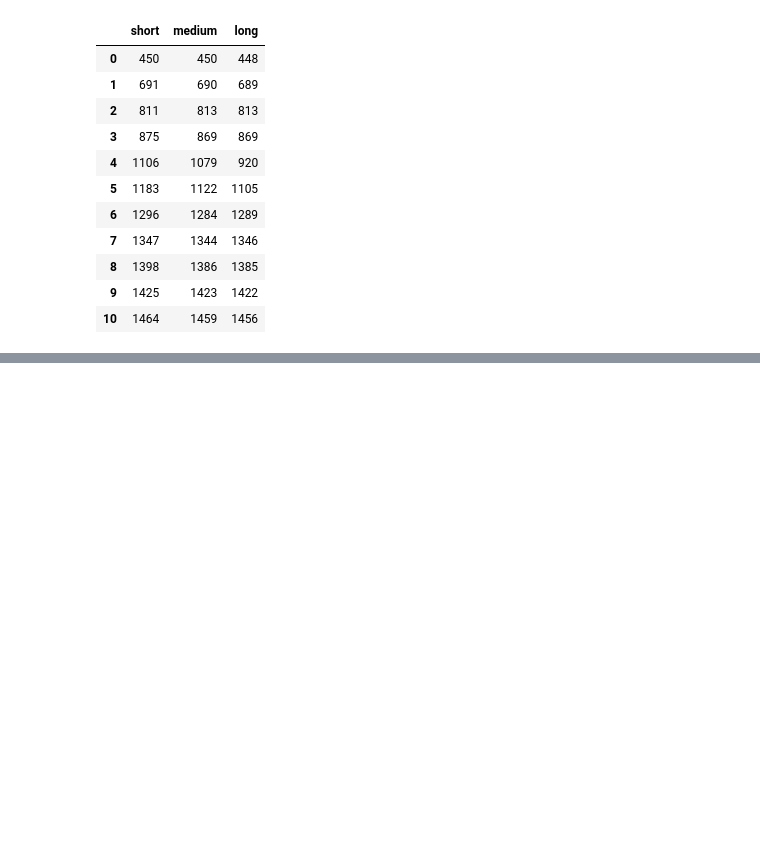
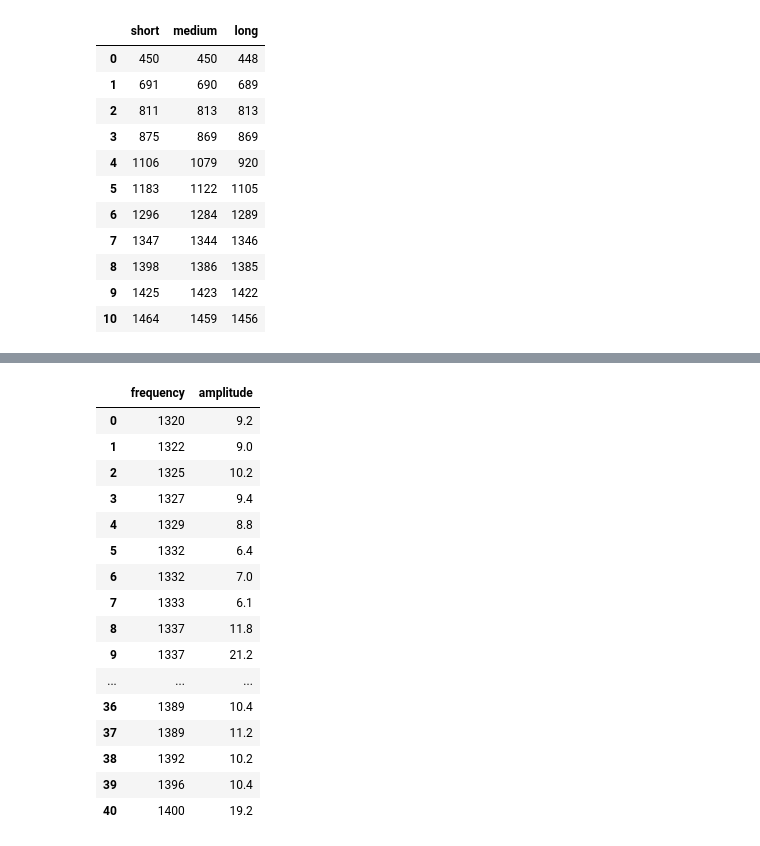
Before and after one commit to declan-healy/acoustic-resonant-chamber, a Jupyter notebook: M2_Normal_modes_in_an_acoustic_chamber.ipynb, the cells around one changed output, grey strips where cells are left out. Saved outputs shown, nothing was run; the diff lists cells and outputs as text; code cells hidden in the pictures; blank space fills up the shorter version.

```diff
--- a/M2_Normal_modes_in_an_acoustic_chamber.ipynb
+++ b/M2_Normal_modes_in_an_acoustic_chamber.ipynb
@@ -69,0 +96,21 @@ measured
+# %%
+long = pd.read_csv("long.csv", usecols = ['frequency', 'amplitude'])
+long
+# %% [output]
+|  | frequency | amplitude |
+| 0 | 1320 | 9.2 |
+| 1 | 1322 | 9.0 |
+| 2 | 1325 | 10.2 |
+| 3 | 1327 | 9.4 |
+| 4 | 1329 | 8.8 |
+| 5 | 1332 | 6.4 |
+| 6 | 1332 | 7.0 |
+| 7 | 1333 | 6.1 |
+| 8 | 1337 | 11.8 |
+| 9 | 1337 | 21.2 |
+| ... | ... | ... |
+| 36 | 1389 | 10.4 |
+| 37 | 1389 | 11.2 |
+| 38 | 1392 | 10.2 |
+| 39 | 1396 | 10.4 |
+| 40 | 1400 | 19.2 |
```
Also changed, not shown: parts of 9 cells of this notebook.
